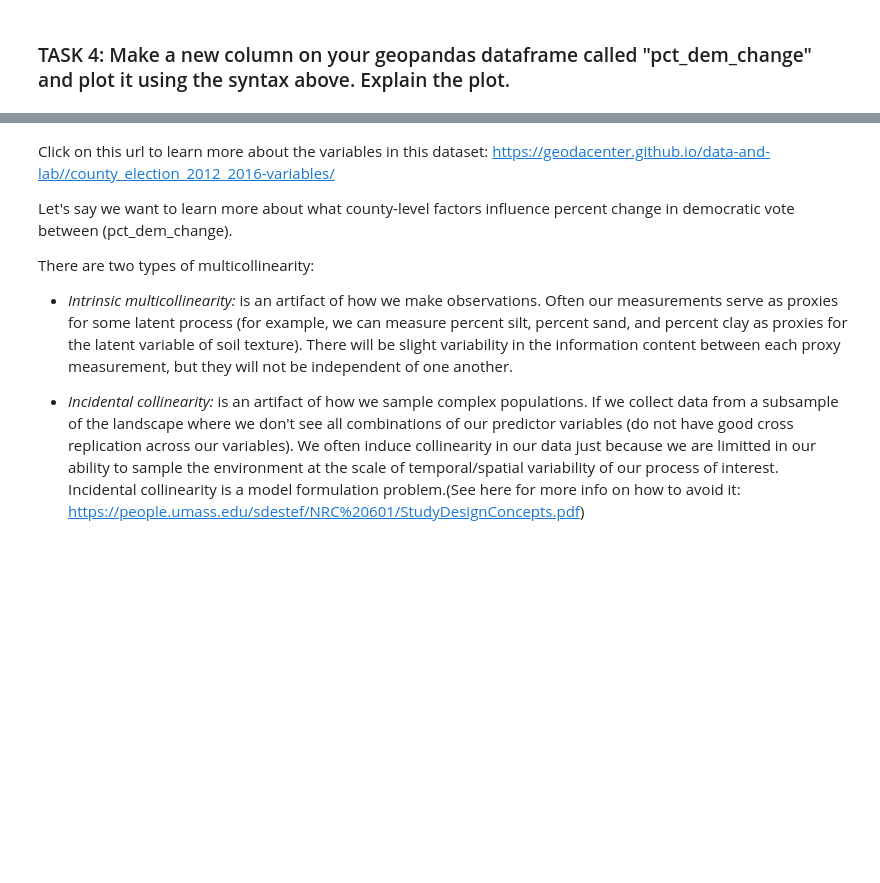
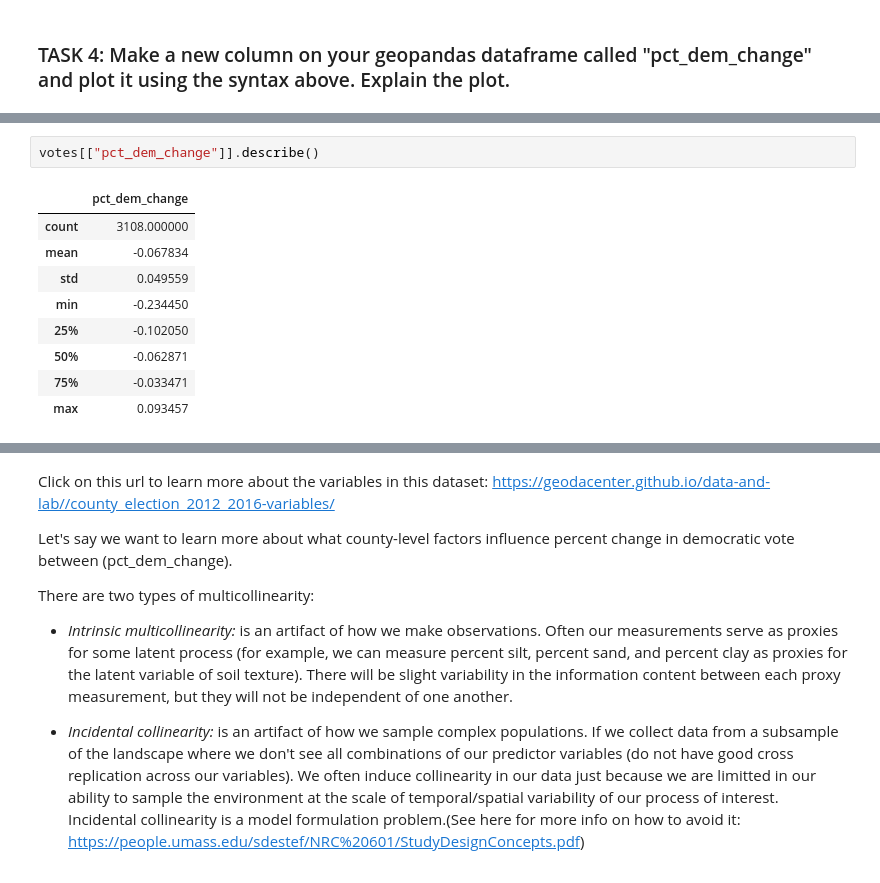
Before and after one commit to rlannder/WaterDig, a Jupyter notebook: CodeSprints/FeatureDependence.ipynb, the cells around one changed output, grey strips where cells are left out. Drawn from its saved outputs; the diff is of its cells as text; blank space fills up the shorter version.

```diff
--- a/CodeSprints/FeatureDependence.ipynb
+++ b/CodeSprints/FeatureDependence.ipynb
@@ -259,3 +269,15 @@ This will become an error in seaborn v0.14.0; please update your code.
+# %%
+votes[["pct_dem_change"]].describe()
+# %% [output]
+|  | pct_dem_change |
+| count | 3108.000000 |
+| mean | -0.067834 |
+| std | 0.049559 |
+| min | -0.234450 |
+| 25% | -0.102050 |
+| 50% | -0.062871 |
+| 75% | -0.033471 |
+| max | 0.093457 |
 # %%
 #Task 4: plot your pct_dem_change variable on a map:
 f,ax = plt.subplots(1,2, figsize=(1.6*6 + 1,1.6*3), gridspec_kw=dict(width_ratios=(6,1)))
```
Also changed, not shown: parts of 34 cells of this notebook, 1 other file.
